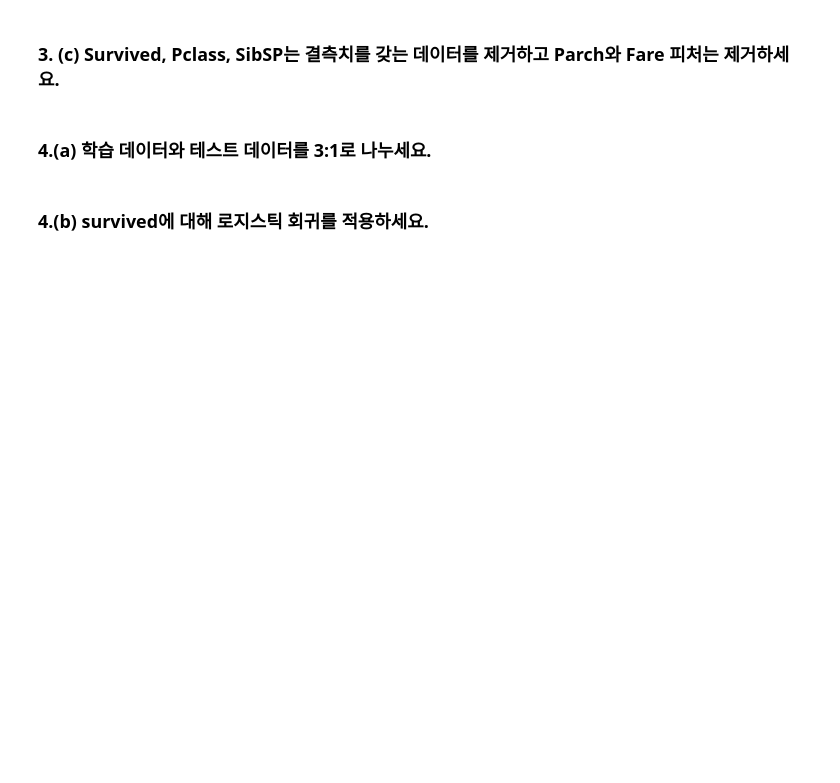
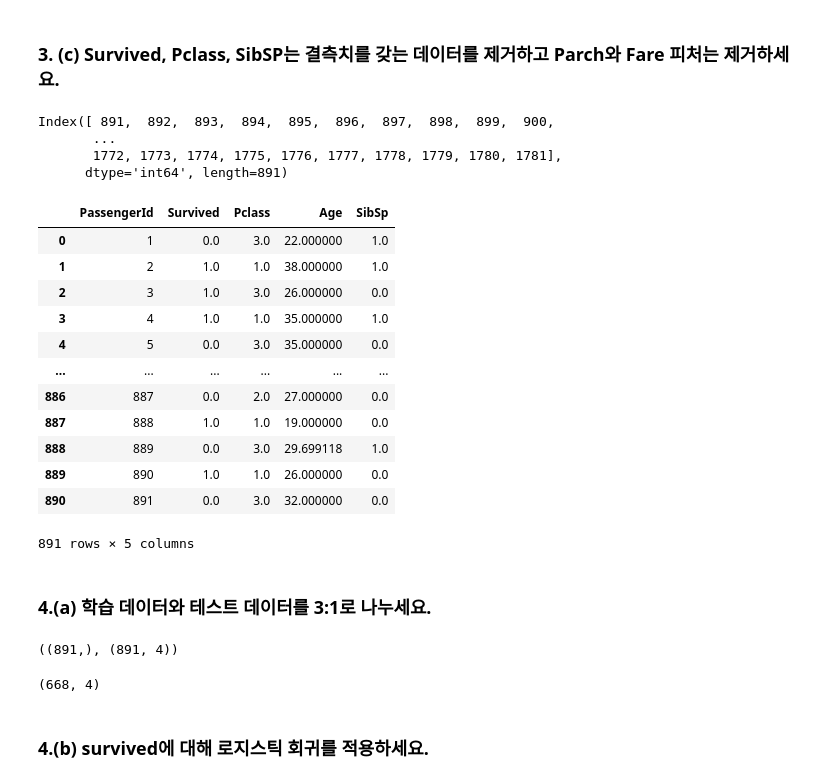
Before and after one commit to seoyun-dev/TIL, a Jupyter notebook: BDA/60191917_박서윤_HW3/60191917_박서윤.ipynb, the cells around one changed output. Saved outputs shown, nothing was run; the diff lists cells and outputs as text; code cells hidden in the pictures; blank space fills up the shorter version.

```diff
--- a/BDA/60191917_박서윤_HW3/60191917_박서윤.ipynb
+++ b/BDA/60191917_박서윤_HW3/60191917_박서윤.ipynb
@@ -51,6 +208,45 @@ X_train, X_test, y_train, y_test = train_test_split(advertising['TV':'Newspaper'
 # %% [markdown]
 ### 3. (c) Survived, Pclass, SibSP는 결측치를 갖는 데이터를 제거하고 Parch와 Fare 피처는 제거하세요.
+# %%
+train = train.drop(columns=['Parch', 'Fare'])
+
+missing_rows = train[train['Survived'].isnull() | train['Pclass'].isnull() | train['SibSp'].isnull()].index
+print(missing_rows)
+
+train = train.drop(missing_rows)
+train
+# %% [output]
+Index([ 891,  892,  893,  894,  895,  896,  897,  898,  899,  900,
+       ...
+       1772, 1773, 1774, 1775, 1776, 1777, 1778, 1779, 1780, 1781],
+      dtype='int64', length=891)
+|  | PassengerId | Survived | Pclass | Age | SibSp |
+| 0 | 1 | 0.0 | 3.0 | 22.000000 | 1.0 |
+| 1 | 2 | 1.0 | 1.0 | 38.000000 | 1.0 |
+| 2 | 3 | 1.0 | 3.0 | 26.000000 | 0.0 |
+| 3 | 4 | 1.0 | 1.0 | 35.000000 | 1.0 |
+| 4 | 5 | 0.0 | 3.0 | 35.000000 | 0.0 |
+| ... | ... | ... | ... | ... | ... |
+| 886 | 887 | 0.0 | 2.0 | 27.000000 | 0.0 |
+| 887 | 888 | 1.0 | 1.0 | 19.000000 | 0.0 |
+| 888 | 889 | 0.0 | 3.0 | 29.699118 | 1.0 |
+| 889 | 890 | 1.0 | 1.0 | 26.000000 | 0.0 |
+| 890 | 891 | 0.0 | 3.0 | 32.000000 | 0.0 |
+891 rows × 5 columns
 # %% [markdown]
 ### 4.(a) 학습 데이터와 테스트 데이터를 3:1로 나누세요.
+# %%
+survived = np.array(train.loc[:,"Survived"])
+train = train.drop(columns="Survived")
+survived.shape, train.shape
+# %% [output]
+((891,), (891, 4))
+# %%
+X_train, X_test, y_train, y_test = train_test_split(train, survived,test_size=0.25,random_state=1234)
+# reshape 필수 (클래스 사용 안할 경우)
+y_train, y_test = y_train.reshape(-1, 1), y_test.reshape(-1, 1)
+X_train.shape
+# %% [output]
+(668, 4)
 # %% [markdown]
 ### 4.(b) survived에 대해 로지스틱 회귀를 적용하세요.
```
Also changed, not shown: parts of 18 cells of this notebook, 38 other files.
